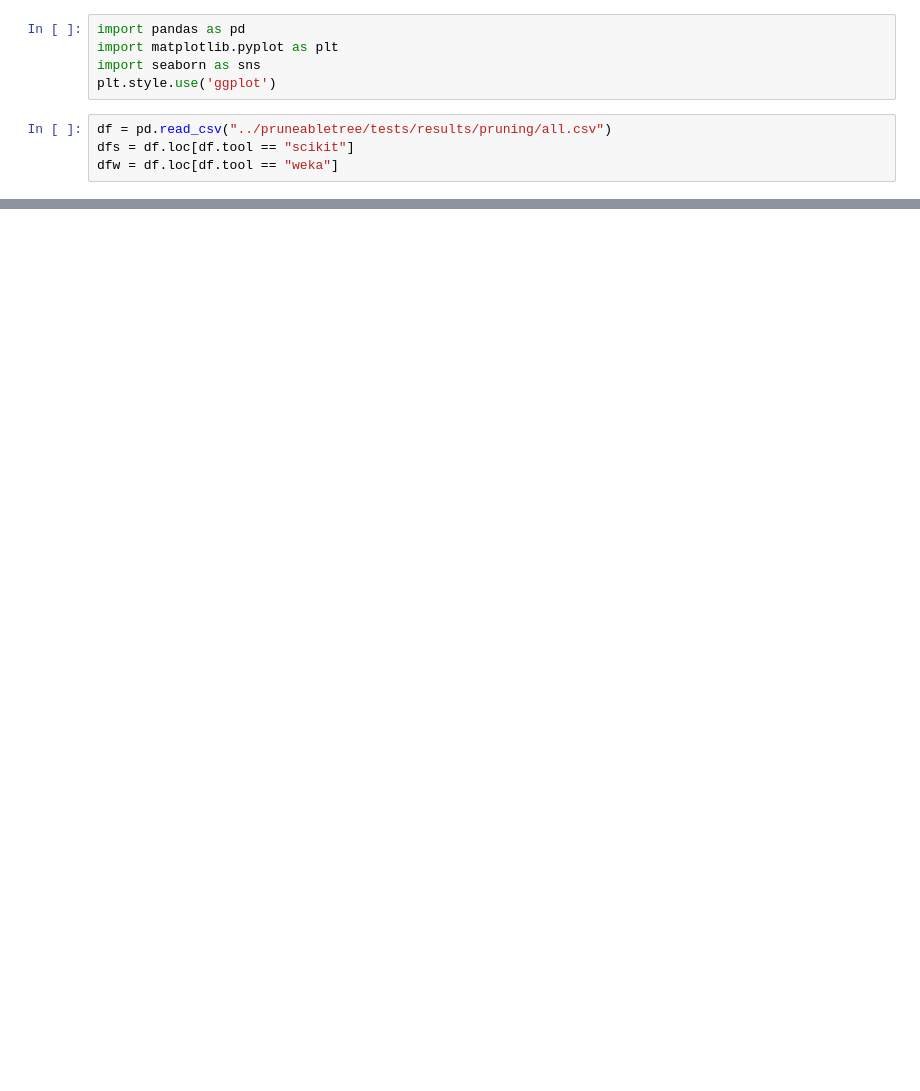
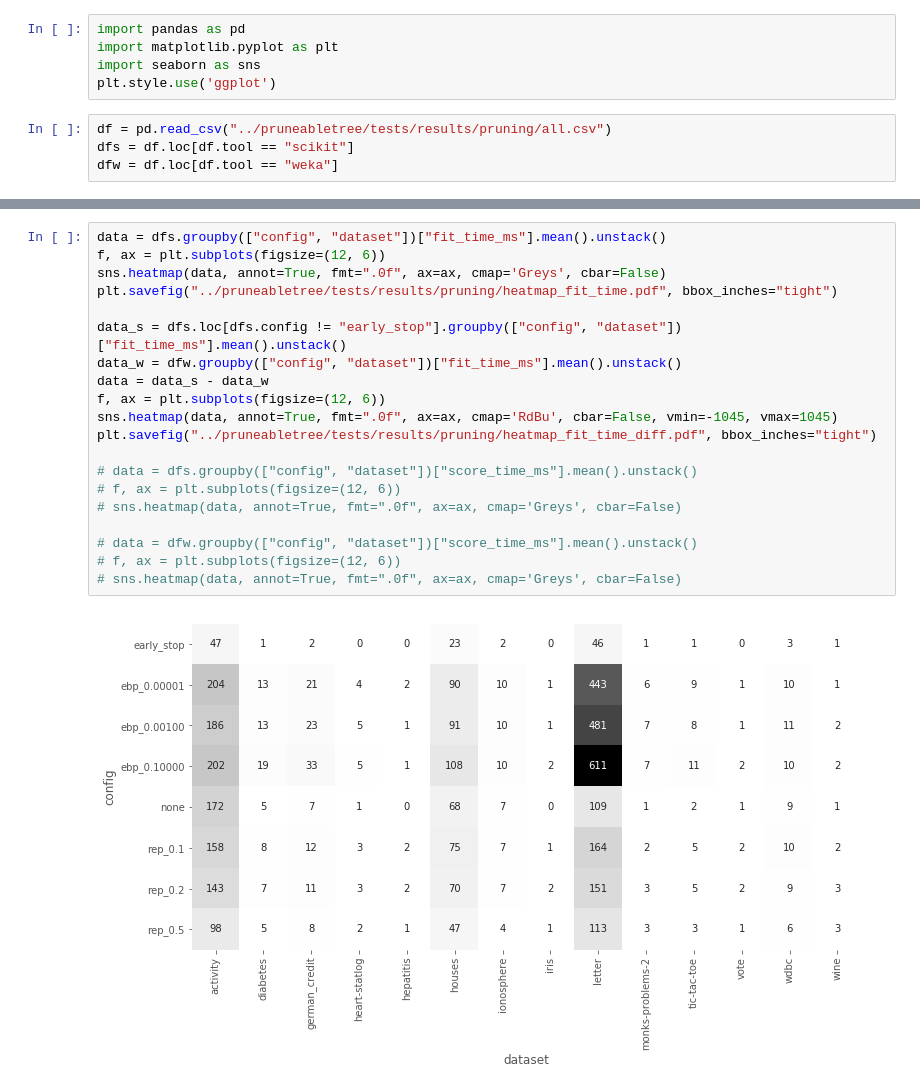
Before and after one commit to vhsven/project-template, a Jupyter notebook: misc/plotter.ipynb, the cells around one changed output, grey strips where cells are left out. Cells and saved outputs as stored; diff of their text form; blank space fills up the shorter version.

```diff
--- a/misc/plotter.ipynb
+++ b/misc/plotter.ipynb
@@ -108,0 +98,22 @@ plt.savefig("../pruneabletree/tests/results/pruning/score.pdf", bbox_inches="tig
+# %%
+data = dfs.groupby(["config", "dataset"])["fit_time_ms"].mean().unstack()
+f, ax = plt.subplots(figsize=(12, 6))
+sns.heatmap(data, annot=True, fmt=".0f", ax=ax, cmap='Greys', cbar=False)
+plt.savefig("../pruneabletree/tests/results/pruning/heatmap_fit_time.pdf", bbox_inches="tight")
+
+data_s = dfs.loc[dfs.config != "early_stop"].groupby(["config", "dataset"])["fit_time_ms"].mean().unstack()
+data_w = dfw.groupby(["config", "dataset"])["fit_time_ms"].mean().unstack()
+data = data_s - data_w
+f, ax = plt.subplots(figsize=(12, 6))
+sns.heatmap(data, annot=True, fmt=".0f", ax=ax, cmap='RdBu', cbar=False, vmin=-1045, vmax=1045)
+plt.savefig("../pruneabletree/tests/results/pruning/heatmap_fit_time_diff.pdf", bbox_inches="tight")
+
+# data = dfs.groupby(["config", "dataset"])["score_time_ms"].mean().unstack()
+# f, ax = plt.subplots(figsize=(12, 6))
+# sns.heatmap(data, annot=True, fmt=".0f", ax=ax, cmap='Greys', cbar=False)
+
+# data = dfw.groupby(["config", "dataset"])["score_time_ms"].mean().unstack()
+# f, ax = plt.subplots(figsize=(12, 6))
+# sns.heatmap(data, annot=True, fmt=".0f", ax=ax, cmap='Greys', cbar=False)
+# %% [output]
+[figure, added]
```
Also changed, not shown: parts of 15 cells of this notebook, 25 other files.
